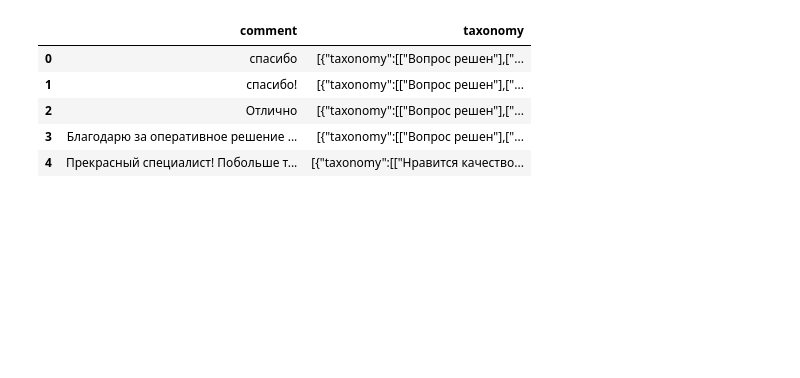
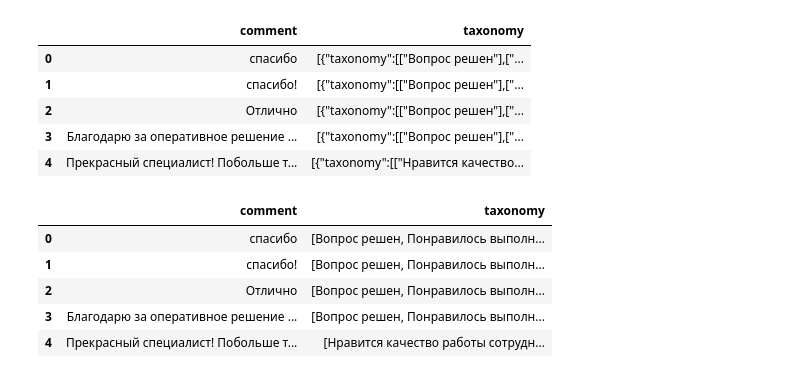
Before and after one commit to linkkdm/intens4, a Jupyter notebook: main.ipynb, the cells around one changed output. Saved outputs shown, nothing was run; the diff lists cells and outputs as text; code cells hidden in the pictures; blank space fills up the shorter version.

```diff
--- a/main.ipynb
+++ b/main.ipynb
@@ -73,0 +79,9 @@ df.to_csv('clean.csv', index=False)
+# %%
+df.head()
+# %% [output]
+|  | comment | taxonomy |
+| 0 | спасибо | [Вопрос решен, Понравилось выполн... |
+| 1 | спасибо! | [Вопрос решен, Понравилось выполн... |
+| 2 | Отлично | [Вопрос решен, Понравилось выполн... |
+| 3 | Благодарю за оперативное решение ... | [Вопрос решен, Понравилось выполн... |
+| 4 | Прекрасный специалист! Побольше т... | [Нравится качество работы сотрудн... |
```
Also changed, not shown: parts of 12 cells of this notebook, 2 other files.
